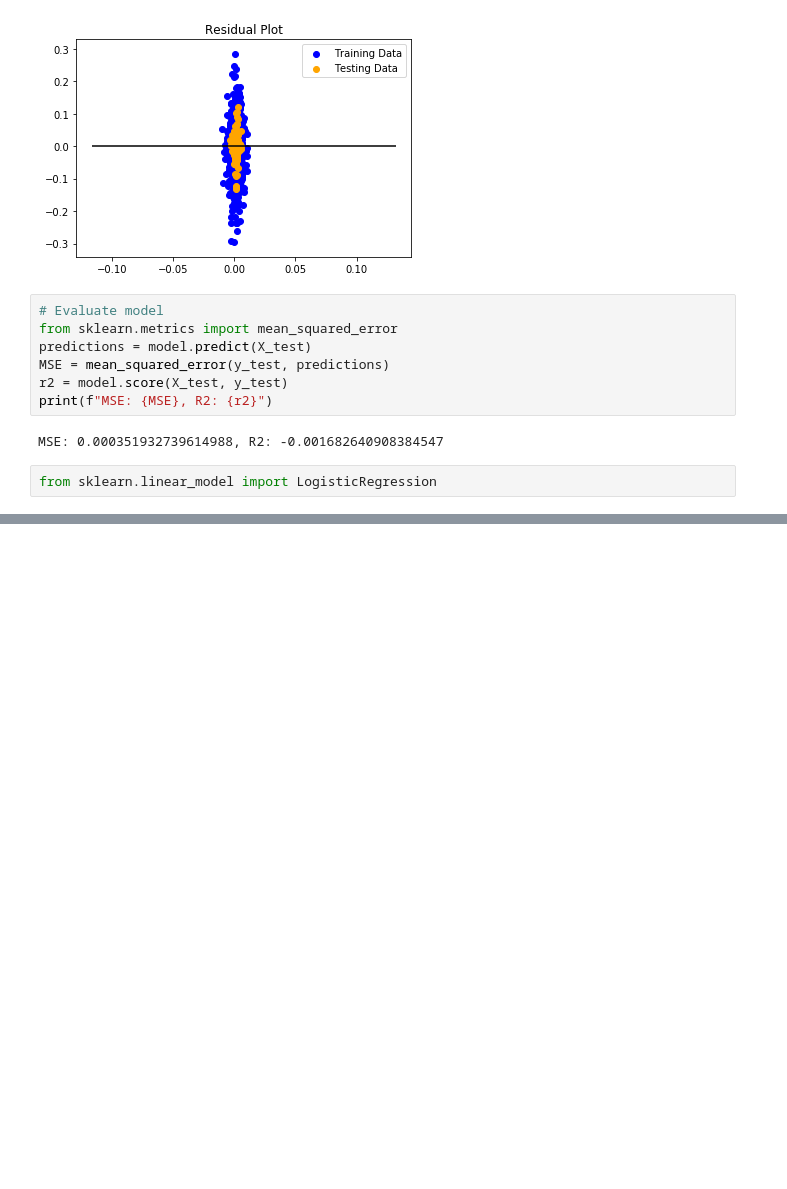
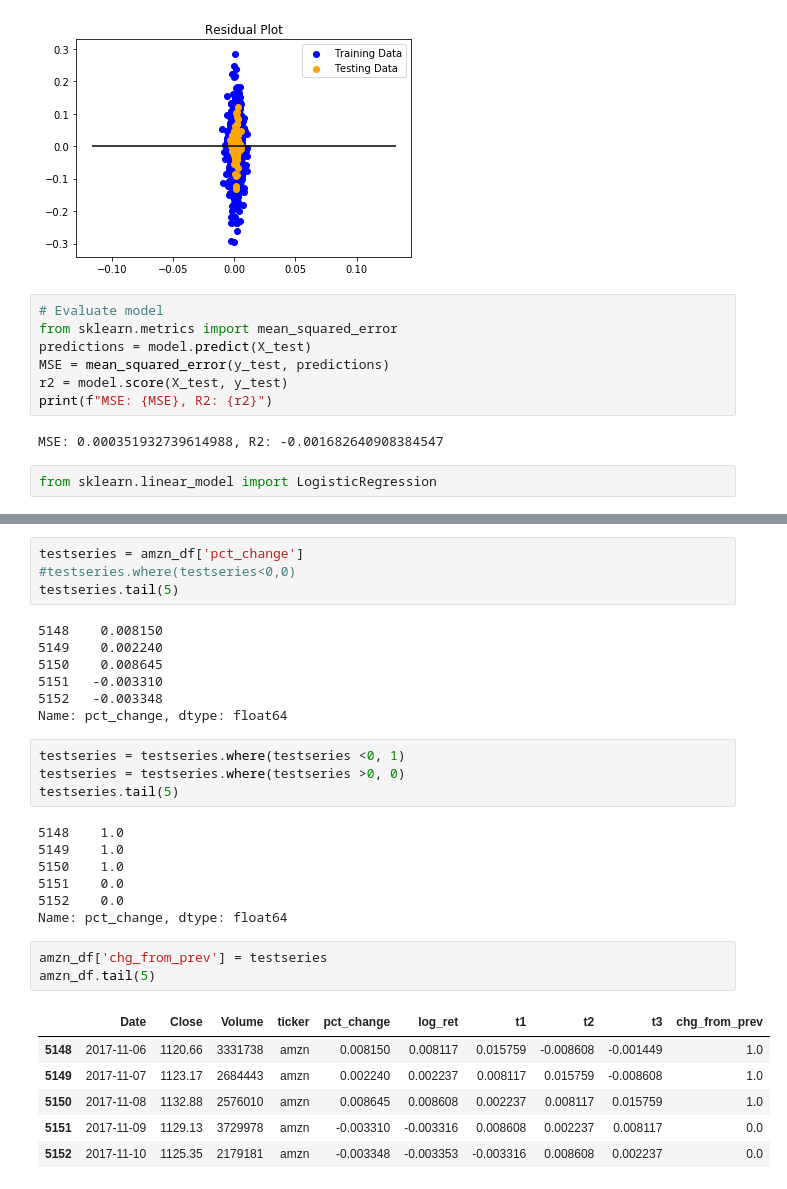
Before and after one commit to tli2001/tickermagic, a Jupyter notebook: data_cleaning.ipynb, the cells around one changed output, grey strips where cells are left out. Saved outputs shown, nothing was run; the diff lists cells and outputs as text; blank space fills up the shorter version.

```diff
--- a/data_cleaning.ipynb
+++ b/data_cleaning.ipynb
@@ -206,0 +213,32 @@ from sklearn.linear_model import LogisticRegression
+# %%
+testseries = amzn_df['pct_change']
+#testseries.where(testseries<0,0)
+testseries.tail(5)
+# %% [output]
+5148    0.008150
+5149    0.002240
+5150    0.008645
+5151   -0.003310
+5152   -0.003348
+Name: pct_change, dtype: float64
+# %%
+testseries = testseries.where(testseries <0, 1)
+testseries = testseries.where(testseries >0, 0)
+testseries.tail(5)
+# %% [output]
+5148    1.0
+5149    1.0
+5150    1.0
+5151    0.0
+5152    0.0
+Name: pct_change, dtype: float64
+# %%
+amzn_df['chg_from_prev'] = testseries
+amzn_df.tail(5)
+# %% [output]
+|  | Date | Close | Volume | ticker | pct_change | log_ret | t1 | t2 | t3 | chg_from_prev |
+| 5148 | 2017-11-06 | 1120.66 | 3331738 | amzn | 0.008150 | 0.008117 | 0.015759 | -0.008608 | -0.001449 | 1.0 |
+| 5149 | 2017-11-07 | 1123.17 | 2684443 | amzn | 0.002240 | 0.002237 | 0.008117 | 0.015759 | -0.008608 | 1.0 |
+| 5150 | 2017-11-08 | 1132.88 | 2576010 | amzn | 0.008645 | 0.008608 | 0.002237 | 0.008117 | 0.015759 | 1.0 |
+| 5151 | 2017-11-09 | 1129.13 | 3729978 | amzn | -0.003310 | -0.003316 | 0.008608 | 0.002237 | 0.008117 | 0.0 |
+| 5152 | 2017-11-10 | 1125.35 | 2179181 | amzn | -0.003348 | -0.003353 | -0.003316 | 0.008608 | 0.002237 | 0.0 |
```
Also changed, not shown: parts of 6 cells of this notebook.
